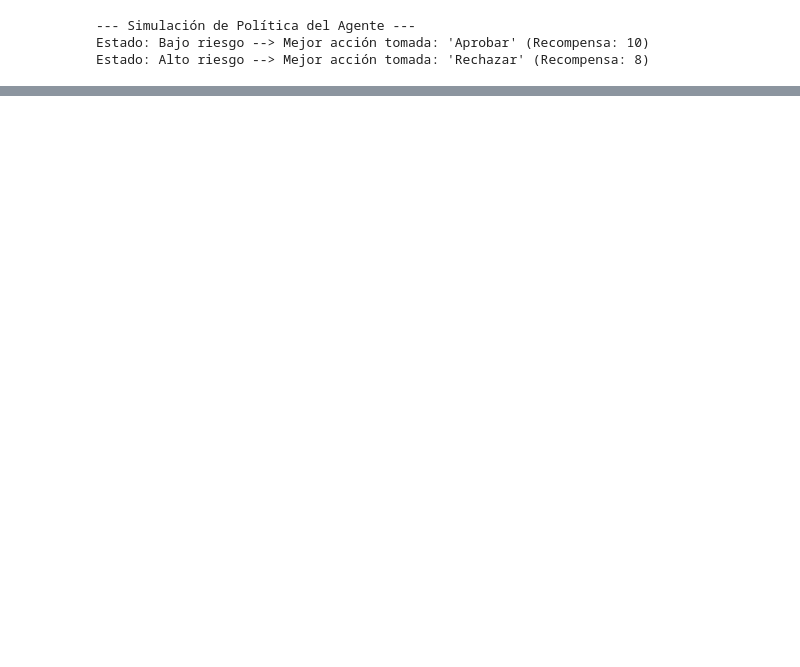
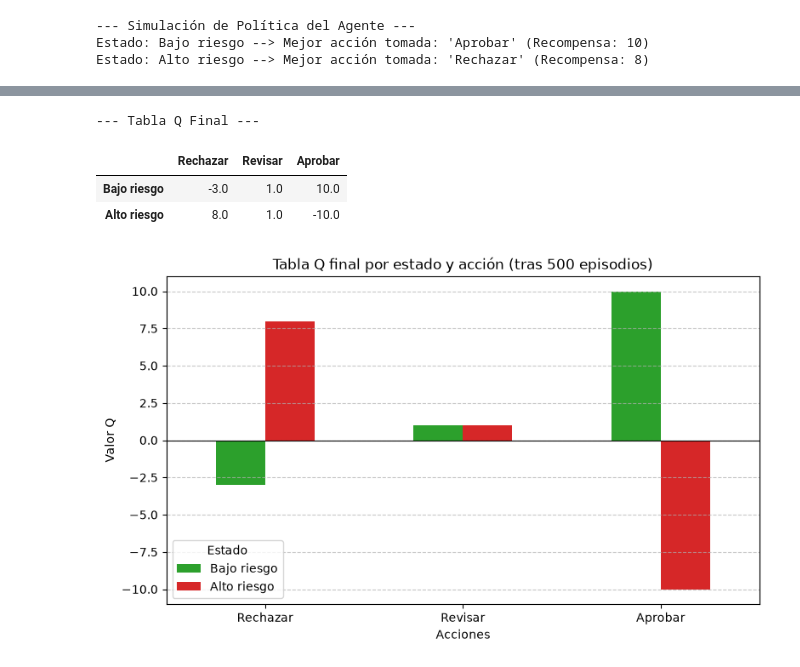
Before and after one commit to Davemtz192/devops-aws-fase1, a Jupyter notebook: Untitled2.ipynb, the cells around one changed output, grey strips where cells are left out. Cells and saved outputs as stored; diff of their text form; code cells hidden in the pictures; blank space fills up the shorter version.

```diff
--- a/Untitled2.ipynb
+++ b/Untitled2.ipynb
@@ -204,0 +212,34 @@ Estado: Alto riesgo --> Mejor acción tomada: 'Rechazar' (Recompensa: 8)
+# %%
+import pandas as pd
+import matplotlib.pyplot as plt
+
+# 1. Definir la tabla Q final tras los 500 episodios de entrenamiento
+# Filas = Estados, Columnas = Acciones con sus valores Q aprendidos
+tabla_q_datos = {
+    "Rechazar": [-3.0, 8.0],
+    "Revisar": [1.0, 1.0],
+    "Aprobar": [10.0, -10.0]
+}
+
+estados = ["Bajo riesgo", "Alto riesgo"]
+df_q = pd.DataFrame(tabla_q_datos, index=estados)
+
+print("--- Tabla Q Final ---")
+display(df_q)
+
+# 2. Generar la gráfica de barras correspondiente
+df_q.T.plot(kind='bar', figsize=(9, 5), color=['#2ca02c', '#d62728'])
+plt.title("Tabla Q final por estado y acción (tras 500 episodios)")
+plt.xlabel("Acciones")
+plt.ylabel("Valor Q")
+plt.axhline(0, color='black', linewidth=0.8)
+plt.legend(title="Estado")
+plt.xticks(rotation=0)
+plt.grid(axis='y', linestyle='--', alpha=0.7)
+plt.show()
+# %% [output]
+--- Tabla Q Final ---
+|  | Rechazar | Revisar | Aprobar |
+| Bajo riesgo | -3.0 | 1.0 | 10.0 |
+| Alto riesgo | 8.0 | 1.0 | -10.0 |
+[figure, added]
```
Also changed, not shown: parts of 8 cells of this notebook.
